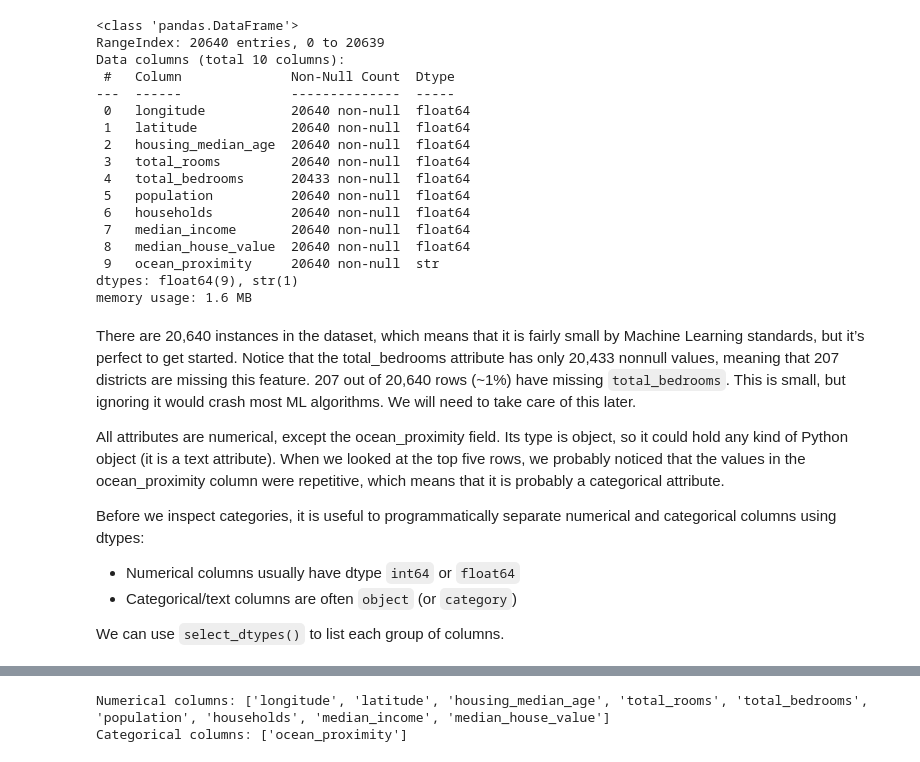
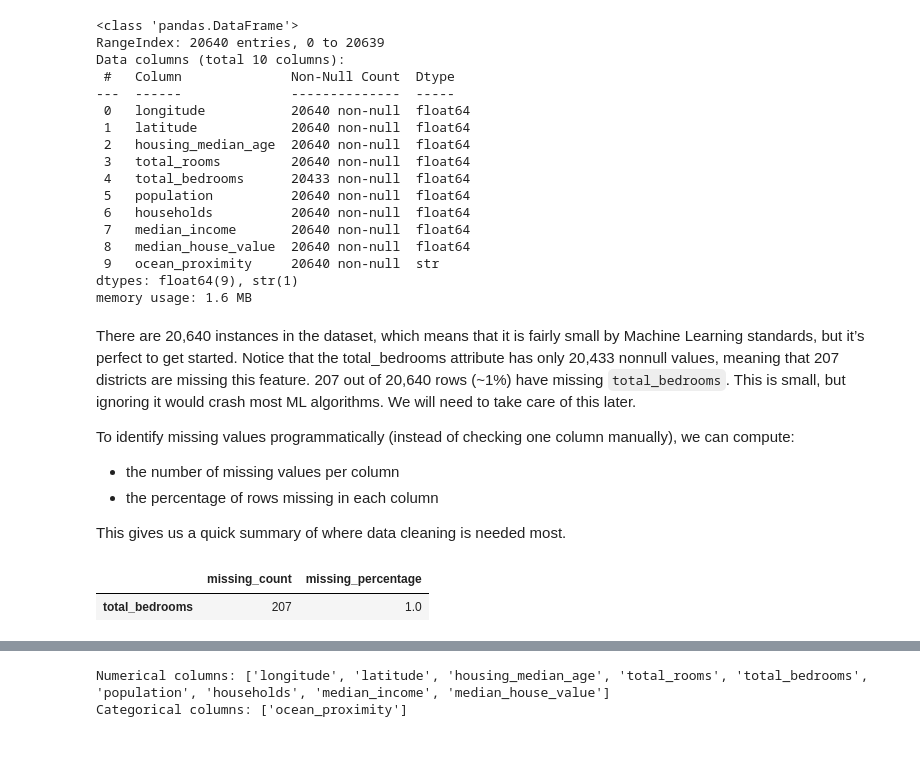
Before and after one commit to NUS-ISS-SS/mla-day1-workshop-student, a Jupyter notebook: Demo-housing.ipynb, the cells around one changed output, grey strips where cells are left out. Cells and saved outputs as stored; diff of their text form; code cells hidden in the pictures.

```diff
--- a/Demo-housing.ipynb
+++ b/Demo-housing.ipynb
@@ -76,10 +76,27 @@ memory usage: 1.6 MB
 # %% [markdown]
 There are 20,640 instances in the dataset, which means that it is fairly small by Machine Learning standards, but it’s perfect to get started. Notice that the total_bedrooms attribute has only 20,433 nonnull values, meaning that 207 districts are missing this feature. 207 out of 20,640 rows (~1%) have missing `total_bedrooms`. This is small, but ignoring it would crash most ML algorithms.  We will need to take care of this later.
 
-All attributes are numerical, except the ocean_proximity field. Its type is object, so it could hold any kind of Python object (it is a text attribute). When we looked at the top five rows, we probably noticed that the values in the ocean_proximity column were repetitive, which means that it is probably a categorical attribute.
+To identify missing values programmatically (instead of checking one column manually), we can compute:
+- the number of missing values per column
+- the percentage of rows missing in each column
 
-Before we inspect categories, it is useful to programmatically separate numerical and categorical columns using dtypes:
-- Numerical columns usually have dtype `int64` or `float64`
-- Categorical/text columns are often `object` (or `category`)
-
-We can use `select_dtypes()` to list each group of columns.
+This gives us a quick summary of where data cleaning is needed most.
+# %%
+# Programmatically identify columns with missing values and their percentages
+missing_count = housing.isnull().sum()
+missing_pct = (missing_count / len(housing) * 100).round(2)
+
+missing_summary = pd.DataFrame({
+    "missing_count": missing_count,
+    "missing_percentage": missing_pct,
+})
+
+# Keep only columns that actually have missing values, sorted by highest percentage
+missing_summary = missing_summary[missing_summary["missing_count"] > 0].sort_values(
+    by="missing_percentage", ascending=False
+)
+
+missing_summary
+# %% [output]
+|  | missing_count | missing_percentage |
+| total_bedrooms | 207 | 1.0 |
```
Also changed, not shown: parts of 8 cells of this notebook.
